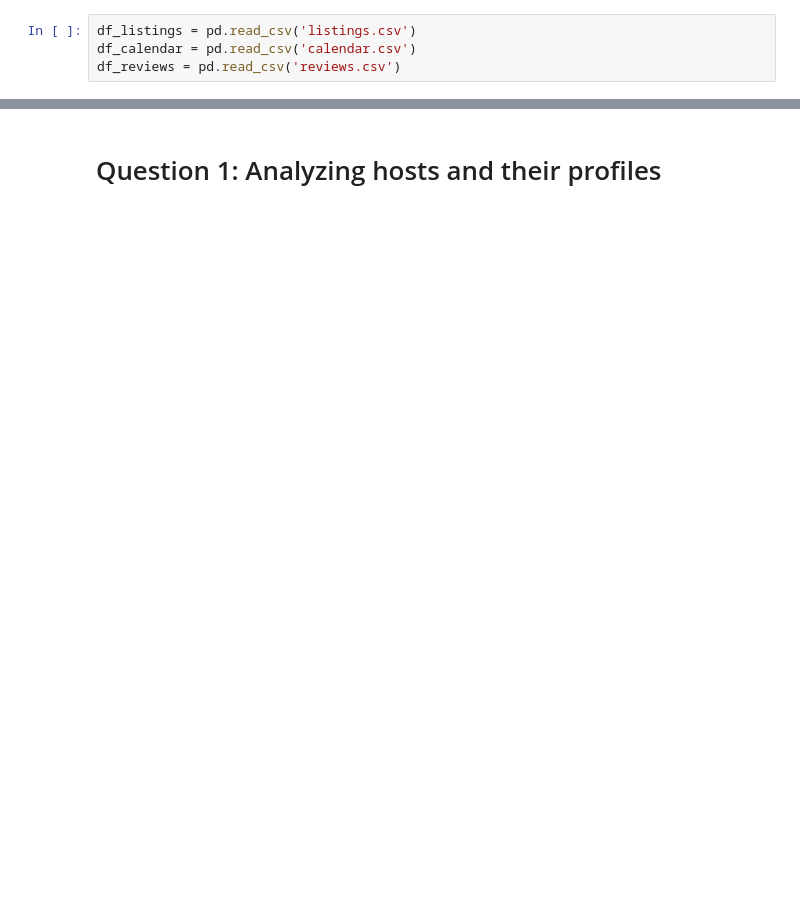
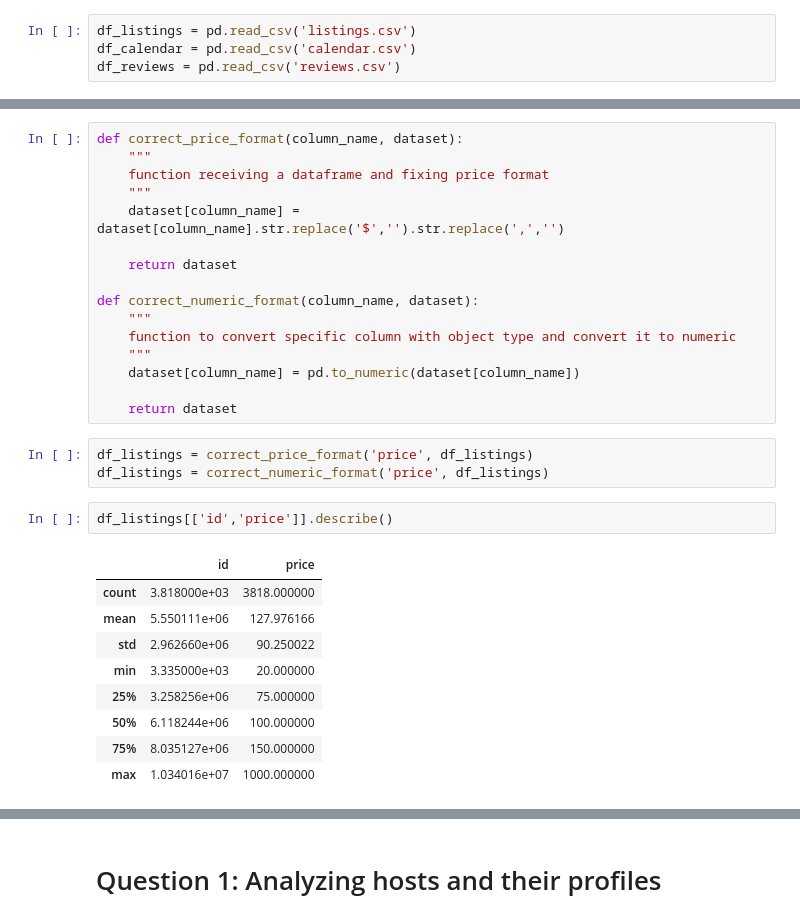
Before and after one commit to NETspace-GIT/Udacity_DSN, a Jupyter notebook: project1/Seattle_Airbnb_Analysis.ipynb, the cells around one changed output, grey strips where cells are left out. Saved outputs shown, nothing was run; the diff lists cells and outputs as text; blank space fills up the shorter version.

```diff
--- a/project1/Seattle_Airbnb_Analysis.ipynb
+++ b/project1/Seattle_Airbnb_Analysis.ipynb
@@ -55,0 +111,31 @@ df_listings.head(2)
+# %%
+def correct_price_format(column_name, dataset):
+    """
+    function receiving a dataframe and fixing price format
+    """
+    dataset[column_name] = dataset[column_name].str.replace('$','').str.replace(',','')
+
+    return dataset
+
+def correct_numeric_format(column_name, dataset):
+    """
+    function to convert specific column with object type and convert it to numeric
+    """
+    dataset[column_name] = pd.to_numeric(dataset[column_name])
+
+    return dataset
+# %%
+df_listings = correct_price_format('price', df_listings)
+df_listings = correct_numeric_format('price', df_listings)
+# %%
+df_listings[['id','price']].describe()
+# %% [output]
+|  | id | price |
+| count | 3.818000e+03 | 3818.000000 |
+| mean | 5.550111e+06 | 127.976166 |
+| std | 2.962660e+06 | 90.250022 |
+| min | 3.335000e+03 | 20.000000 |
+| 25% | 3.258256e+06 | 75.000000 |
+| 50% | 6.118244e+06 | 100.000000 |
+| 75% | 8.035127e+06 | 150.000000 |
+| max | 1.034016e+07 | 1000.000000 |
```
Also changed, not shown: parts of 26 cells of this notebook.
